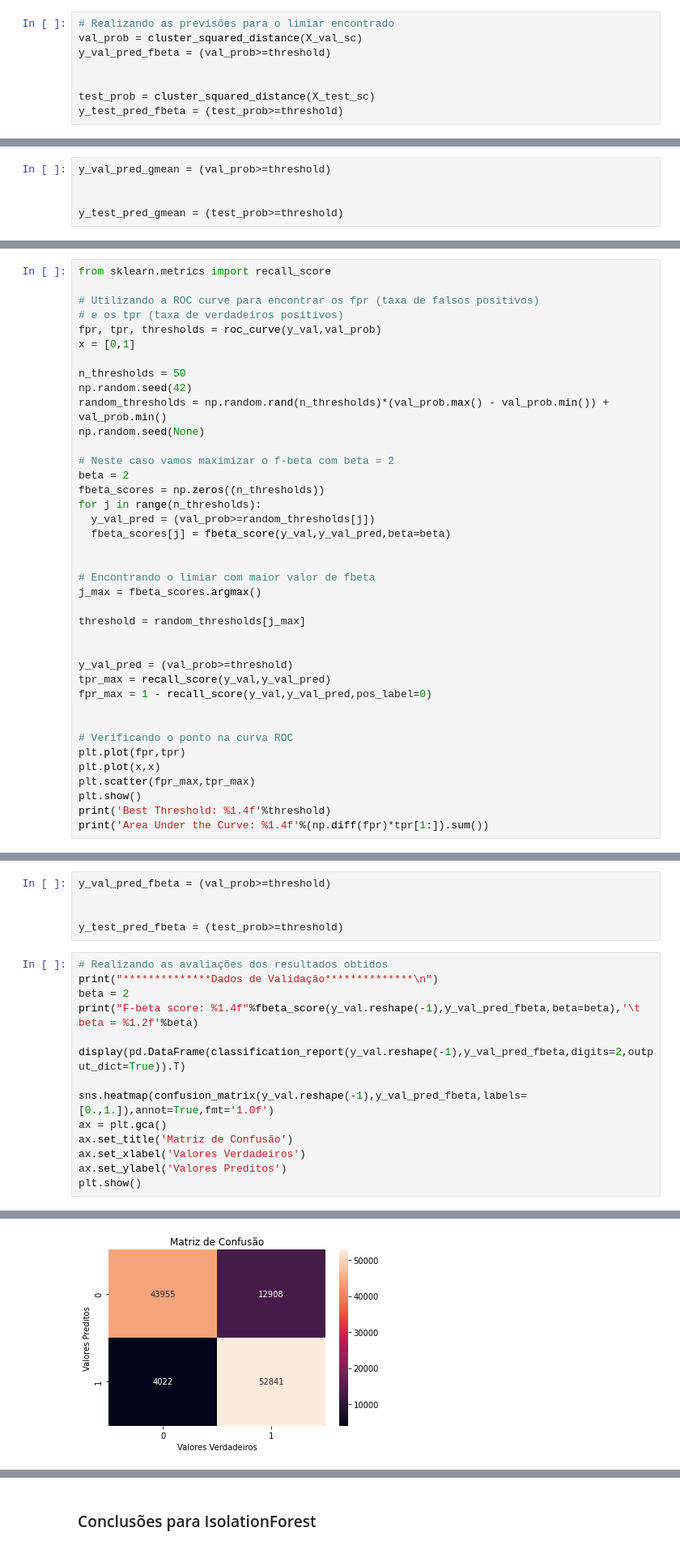
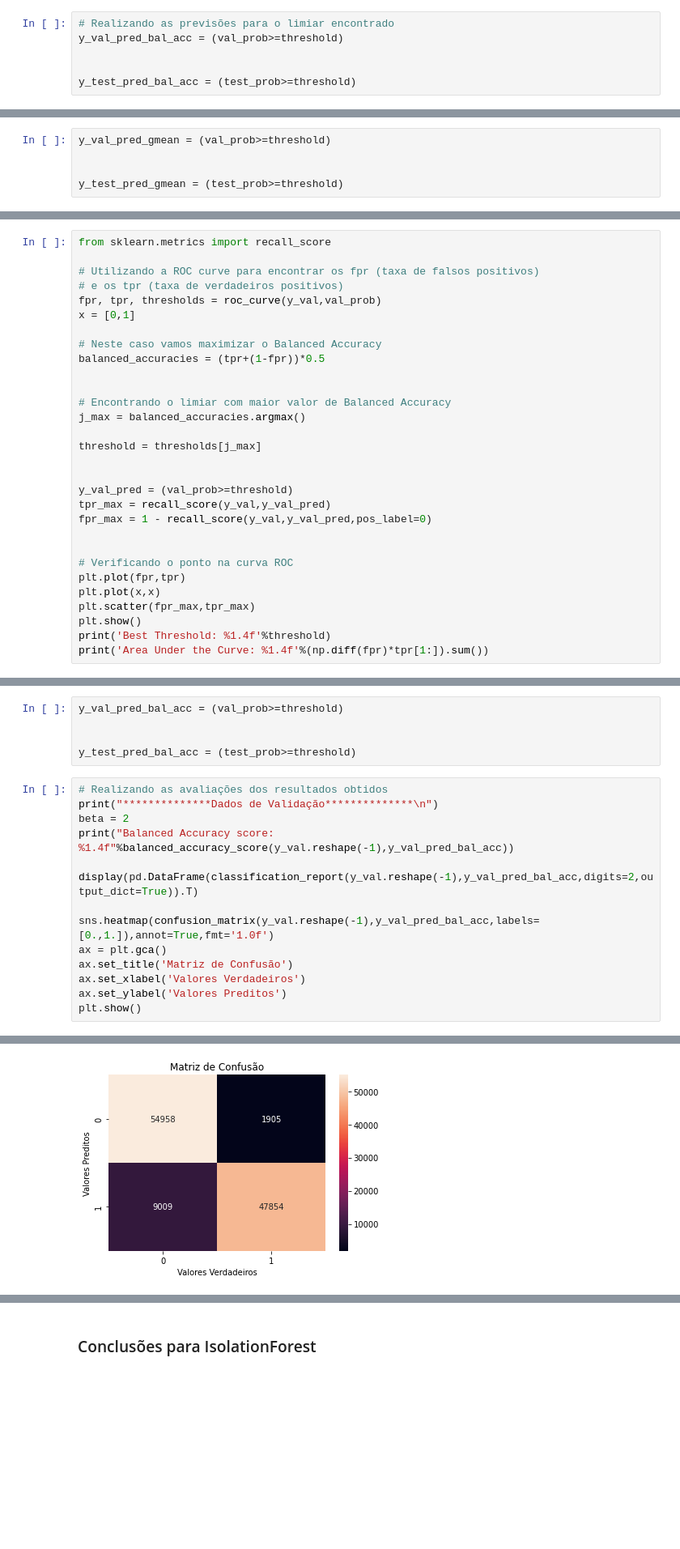
Before and after one commit to Gabriel-Stella/Credit_Card_Fraud, a Jupyter notebook: Credit_Card_Fraud_part1.ipynb, the cells around one changed output, grey strips where cells are left out. Shown: that part at 81% size. Drawn from its saved outputs; the diff is of its cells as text; blank space fills up the shorter version.

```diff
--- a/Credit_Card_Fraud_part1.ipynb
+++ b/Credit_Card_Fraud_part1.ipynb
@@ -563,12 +554,10 @@ Best Threshold: 0.3682
 Area Under the Curve: 0.9324
 # %%
 # Realizando as previsões para o limiar encontrado
-val_prob = cluster_squared_distance(X_val_sc)
-y_val_pred_fbeta = (val_prob>=threshold)
+y_val_pred_bal_acc = (val_prob>=threshold)
 
 
-test_prob = cluster_squared_distance(X_test_sc)
-y_test_pred_fbeta = (test_prob>=threshold)
+y_test_pred_bal_acc = (test_prob>=threshold)
 # %%
 from sklearn.metrics import classification_report
 from sklearn.metrics import confusion_matrix
@@ -1024,23 +1013,14 @@ from sklearn.metrics import recall_score
 fpr, tpr, thresholds = roc_curve(y_val,val_prob)
 x = [0,1]
 
-n_thresholds = 50
-np.random.seed(42)
-random_thresholds = np.random.rand(n_thresholds)*(val_prob.max() - val_prob.min()) + val_prob.min()
-np.random.seed(None)
-
-# Neste caso vamos maximizar o f-beta com beta = 2
-beta = 2
-fbeta_scores = np.zeros((n_thresholds))
-for j in range(n_thresholds):
-  y_val_pred = (val_prob>=random_thresholds[j])
-  fbeta_scores[j] = fbeta_score(y_val,y_val_pred,beta=beta)
+# Neste caso vamos maximizar o Balanced Accuracy
+balanced_accuracies = (tpr+(1-fpr))*0.5
 
 
-# Encontrando o limiar com maior valor de fbeta
-j_max = fbeta_scores.argmax()
+# Encontrando o limiar com maior valor de Balanced Accuracy
+j_max = balanced_accuracies.argmax()
 
-threshold = random_thresholds[j_max]
+threshold = thresholds[j_max]
 
 
 y_val_pred = (val_prob>=threshold)
@@ -1061,18 +1041,18 @@ Best Threshold: 0.4293
 Area Under the Curve: 0.9447
 # %%
-y_val_pred_fbeta = (val_prob>=threshold)
+y_val_pred_bal_acc = (val_prob>=threshold)
 
 
-y_test_pred_fbeta = (test_prob>=threshold)
+y_test_pred_bal_acc = (test_prob>=threshold)
 # %%
 # Realizando as avaliações dos resultados obtidos
 print("**************Dados de Validação**************\n")
 beta = 2
-print("F-beta score: %1.4f"%fbeta_score(y_val.reshape(-1),y_val_pred_fbeta,beta=beta),'\t beta = %1.2f'%beta)
+print("Balanced Accuracy score: %1.4f"%balanced_accuracy_score(y_val.reshape(-1),y_val_pred_bal_acc))
 
-display(pd.DataFrame(classification_report(y_val.reshape(-1),y_val_pred_fbeta,digits=2,output_dict=True)).T)
+display(pd.DataFrame(classification_report(y_val.reshape(-1),y_val_pred_bal_acc,digits=2,output_dict=True)).T)
 
-sns.heatmap(confusion_matrix(y_val.reshape(-1),y_val_pred_fbeta,labels=[0.,1.]),annot=True,fmt='1.0f')
+sns.heatmap(confusion_matrix(y_val.reshape(-1),y_val_pred_bal_acc,labels=[0.,1.]),annot=True,fmt='1.0f')
 ax = plt.gca()
 ax.set_title('Matriz de Confusão')
 ax.set_xlabel('Valores Verdadeiros')
@@ -1091,4 +1071,4 @@ F-beta score: 0.9011     beta = 2.00
-[figure, old version]
+[figure, new version]
 # %%
 print("**************Dados de Teste**************\n")
 beta = 2
```
Also changed, not shown: parts of 24 cells of this notebook, 1 other file.
